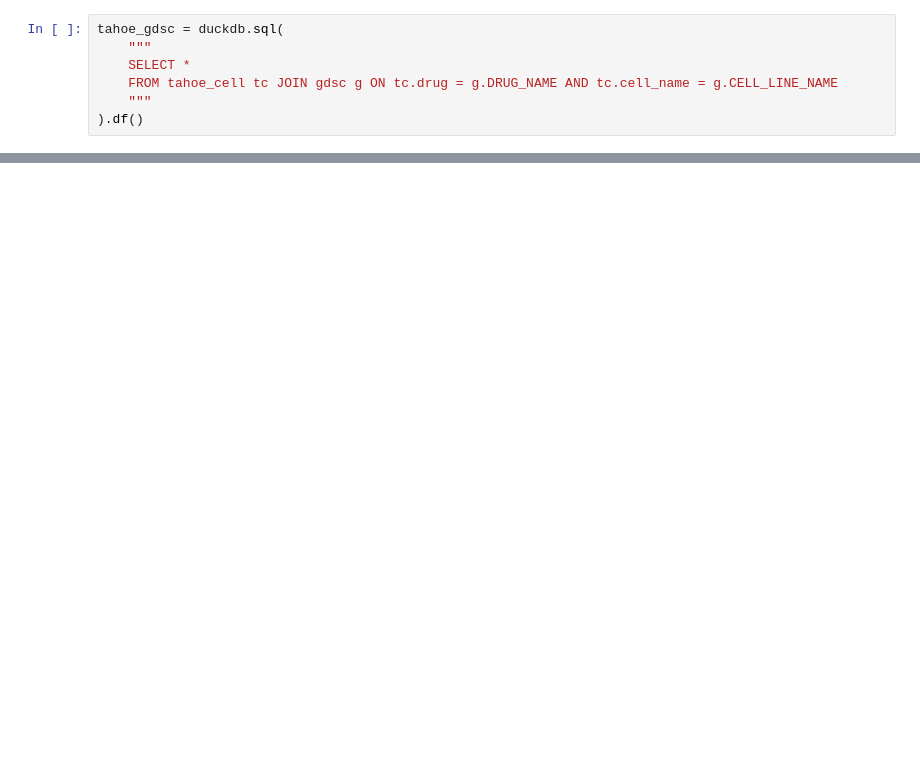
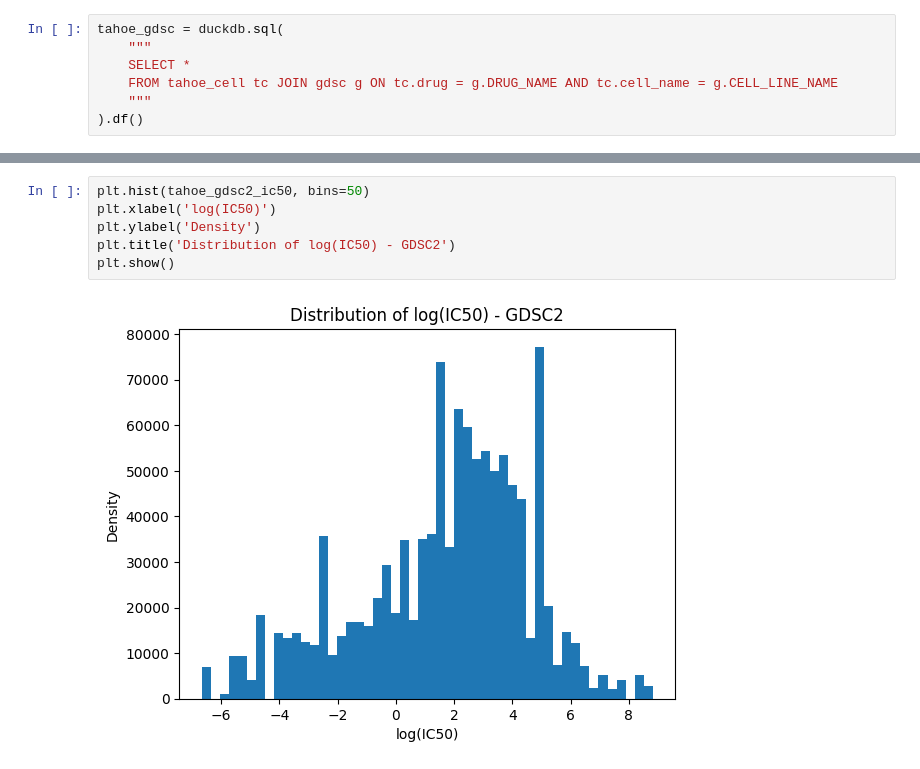
Before and after one commit to yutiachen5/Tahoe100M_practice, a Jupyter notebook: preprocessing.ipynb, the cells around one changed output, grey strips where cells are left out. Drawn from its saved outputs; the diff is of its cells as text; blank space fills up the shorter version.

```diff
--- a/preprocessing.ipynb
+++ b/preprocessing.ipynb
@@ -136,0 +185,8 @@ tahoe_gdsc_copy
+# %%
+plt.hist(tahoe_gdsc2_ic50, bins=50)
+plt.xlabel('log(IC50)')
+plt.ylabel('Density')
+plt.title('Distribution of log(IC50) - GDSC2')
+plt.show()
+# %% [output]
+[figure, added]
```
Also changed, not shown: parts of 32 cells of this notebook, 11 other files.
